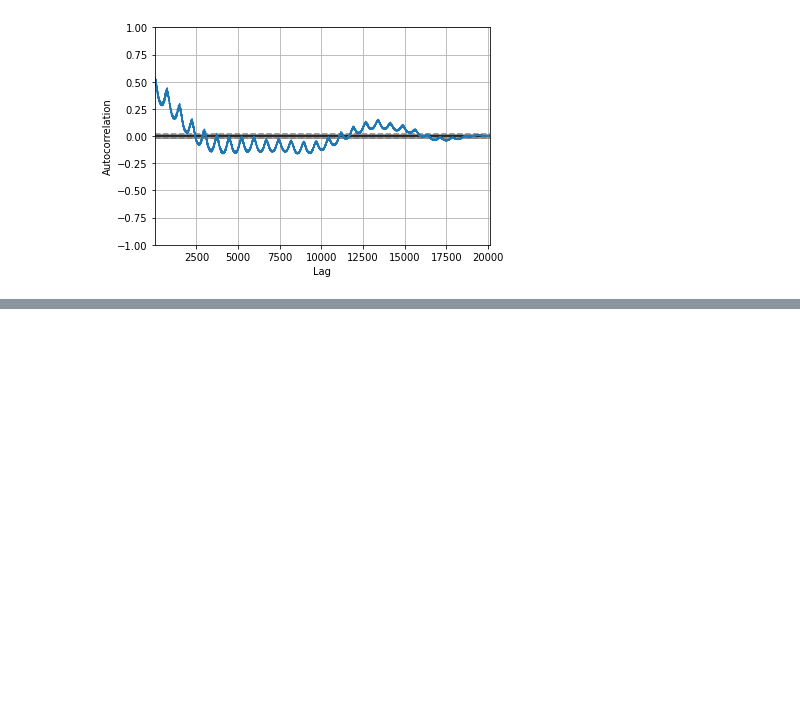
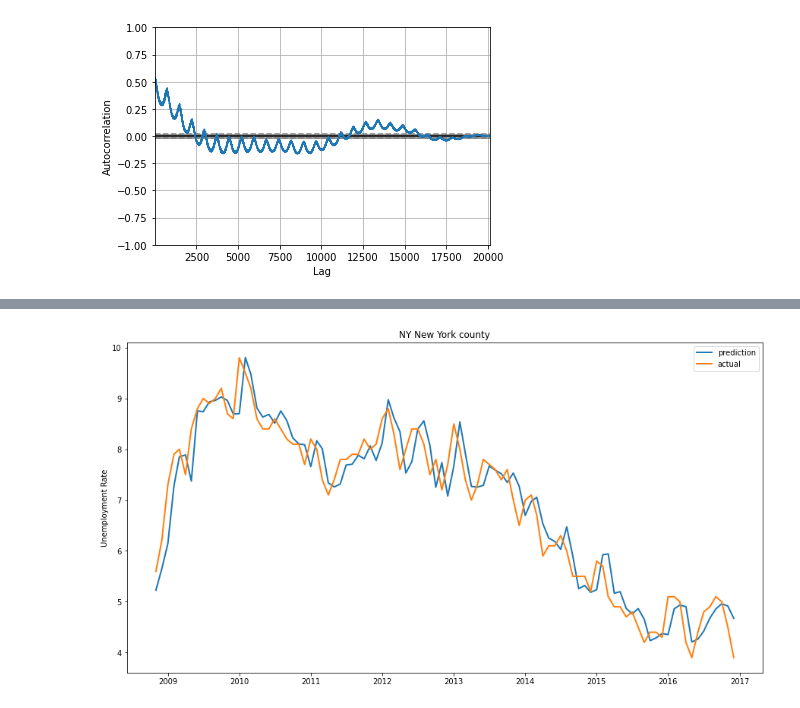
Before and after one commit to ArthDh/ECE-225, a Jupyter notebook: notebooks/reg_testing2.ipynb, the cells around one changed output, grey strips where cells are left out. Saved outputs shown, nothing was run; the diff lists cells and outputs as text; code cells hidden in the pictures; blank space fills up the shorter version.

Commit message:
Working Regression model

```diff
--- a/notebooks/reg_testing2.ipynb
+++ b/notebooks/reg_testing2.ipynb
@@ -110,0 +161,24 @@ pd.plotting.autocorrelation_plot(df_ny.Rate)
+# %%
+y = df_ny_nyc.Rate
+df_ny_nyc = df_ny_nyc.drop(['Rate'], axis = 1)
+# %%
+X = df_ny_nyc
+# %%
+X_train, X_test, y_train, y_test = tts(X, y)
+
+model = RandomForestRegressor(max_depth=6, n_estimators=50)
+model.fit(X_train, y_train)
+prediction = model.predict(X_test)
+# %%
+plt.figure(figsize=(15, 8))
+
+x = range(prediction.size)
+plt.plot(y_test.index, prediction, label='prediction', linewidth=2.0)
+plt.plot(y_test.index, y_test, label='actual', linewidth=2.0)
+
+plt.title('NY New York county')
+plt.ylabel('Unemployment Rate')
+plt.legend()
+plt.show()
+# %% [output]
+[figure, added]
```
Also changed, not shown: parts of 13 cells of this notebook.
